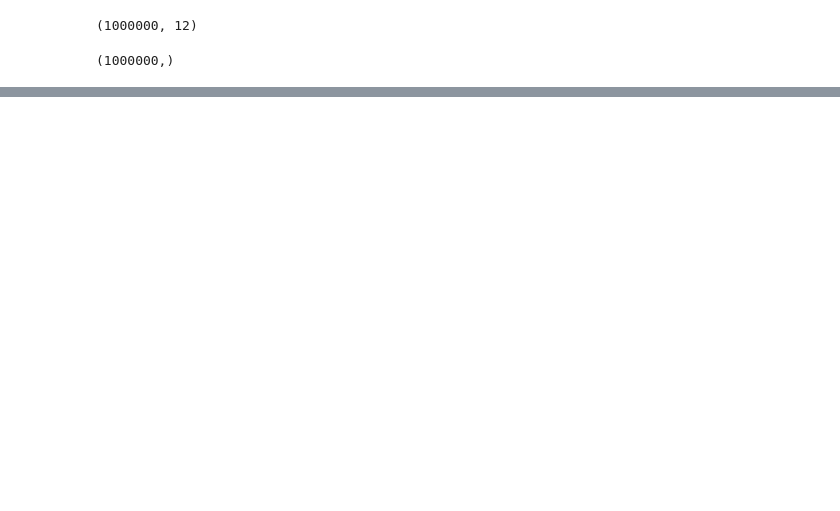
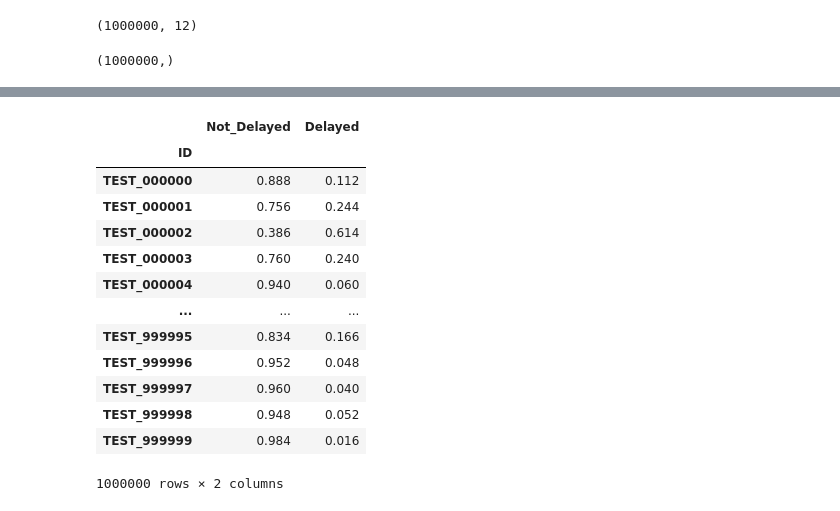
Before and after one commit to ParkGyuho/dacon_flight, a Jupyter notebook: 02.DataPreprocessing.ipynb, the cells around one changed output, grey strips where cells are left out. Cells and saved outputs as stored; diff of their text form; code cells hidden in the pictures; blank space fills up the shorter version.

```diff
--- a/02.DataPreprocessing.ipynb
+++ b/02.DataPreprocessing.ipynb
@@ -920,3 +920,6 @@ display(X_train.shape, y_train.shape)
 # %% [output]
 (1000000, 12)
 (1000000,)
+# %%
+rf_model = RandomForestClassifier(n_estimators=500, random_state=42)
+rf_model.fit(X_train, y_train)
@@ -922,0 +928,3 @@ display(X_train.shape, y_train.shape)
+# %%
+y_predict = rf_model.predict_proba(X_test)
+y_predict
@@ -922,0 +939,20 @@ display(X_train.shape, y_train.shape)
+# %%
+submission = pd.DataFrame(
+    data=y_predict, columns=sample_submission.columns, index=sample_submission.index)
+# %%
+submission
+# %% [output]
+|  | Not_Delayed | Delayed |
+| ID |  |  |
+| TEST_000000 | 0.888 | 0.112 |
+| TEST_000001 | 0.756 | 0.244 |
+| TEST_000002 | 0.386 | 0.614 |
+| TEST_000003 | 0.760 | 0.240 |
+| TEST_000004 | 0.940 | 0.060 |
+| ... | ... | ... |
+| TEST_999995 | 0.834 | 0.166 |
+| TEST_999996 | 0.952 | 0.048 |
+| TEST_999997 | 0.960 | 0.040 |
+| TEST_999998 | 0.948 | 0.052 |
+| TEST_999999 | 0.984 | 0.016 |
+1000000 rows × 2 columns
```
Also changed, not shown: parts of 3 cells of this notebook.
